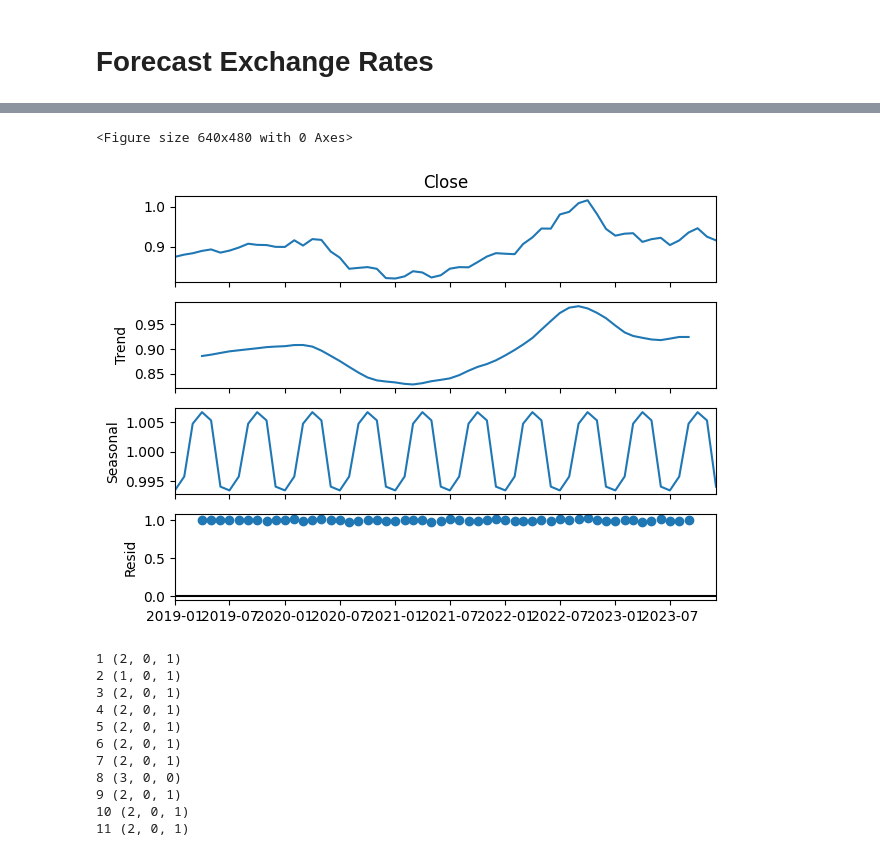
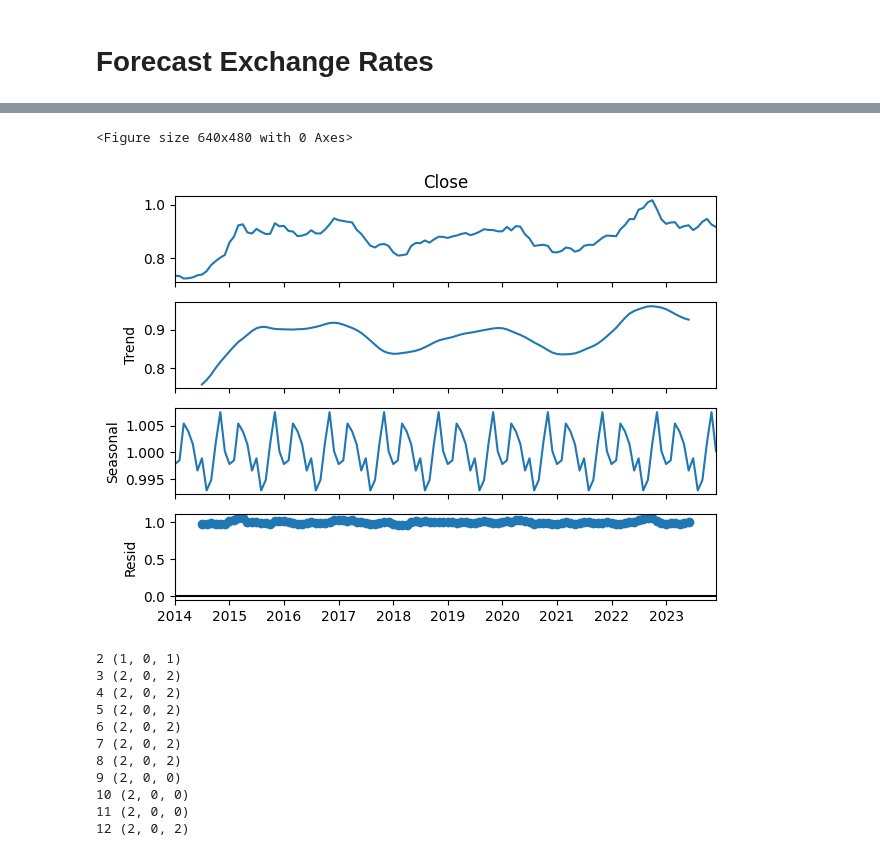
Before and after one commit to shayan1083/FinancialAnalysis, a Jupyter notebook: model.ipynb, the cells around one changed output, grey strips where cells are left out. Cells and saved outputs as stored; diff of their text form; code cells hidden in the pictures.

```diff
--- a/model.ipynb
+++ b/model.ipynb
@@ -104,5 +104,5 @@ len(df)
 # %%
-usd_eur = yf.download('USDEUR=X', start='2019-01-01', end='2024-01-01', interval='1d')
+usd_eur = yf.download('USDEUR=X', start='2014-01-01', end='2024-01-01', interval='1d')
 usd_eur = usd_eur.resample('ME').mean()
 # %% [output]
 [*********************100%***********************]  1 of 1 completed
@@ -116,3 +150,10 @@ len(usd_eur)
 close = usd_eur['Close'].values
 new_close = pd.Series(close[:len(df.index)], index=df.index)
 df['Close'] = new_close
+# %%
+df['CCI_Ratio'] = df['Euro CCI']/df['US CCI']
+df['Inflation_Ratio'] = df['Euro Inflation Rate']/df['US Inflation Rate']
+df['GDP_Ratio'] = df['US_GDP_Growth']/df['Euro_GDP_Growth']
+df['CCI_Difference'] = df['US CCI'] - df['Euro CCI']
+df['Inflation_Difference'] = df['US Inflation Rate'] - df['Euro Inflation Rate']
+df['GDP_Difference'] = df['US_GDP_Growth'] - df['Euro_GDP_Growth']
@@ -469,8 +537,8 @@ plot_acf(usd_eur['Close'])
 # %%
-result = seasonal_decompose(usd_eur['Close'],model='multiplicative', period=6)
+result = seasonal_decompose(usd_eur['Close'],model='multiplicative')
 fig = plt.figure()
 fig = result.plot()
 fig.show()
 # %% [output]
 <Figure size 640x480 with 0 Axes>
-[figure, old version]
+[figure, new version]
@@ -477,16 +549,18 @@ fig.show()
 # %%
-for i in range(1,12):
-    model = auto_arima(train['Close'], seasonal=True, m=i, suppress_warnings=True)
+season_orders = {}
+for i in range(2,13):
+    model = auto_arima(train['Close'], X=train[exo], seasonal=True, m=i, suppress_warnings=True, trend='ct')
     print(i, model.order)
+    season_orders[i] = model.order
 # %% [output]
-1 (2, 0, 1)
 2 (1, 0, 1)
-3 (2, 0, 1)
-4 (2, 0, 1)
-5 (2, 0, 1)
-6 (2, 0, 1)
-7 (2, 0, 1)
-8 (3, 0, 0)
-9 (2, 0, 1)
-10 (2, 0, 1)
-11 (2, 0, 1)
+3 (2, 0, 2)
+4 (2, 0, 2)
+5 (2, 0, 2)
+6 (2, 0, 2)
+7 (2, 0, 2)
+8 (2, 0, 2)
+9 (2, 0, 0)
+10 (2, 0, 0)
+11 (2, 0, 0)
+12 (2, 0, 2)
```
Also changed, not shown: parts of 15 cells of this notebook, 7 other files.
